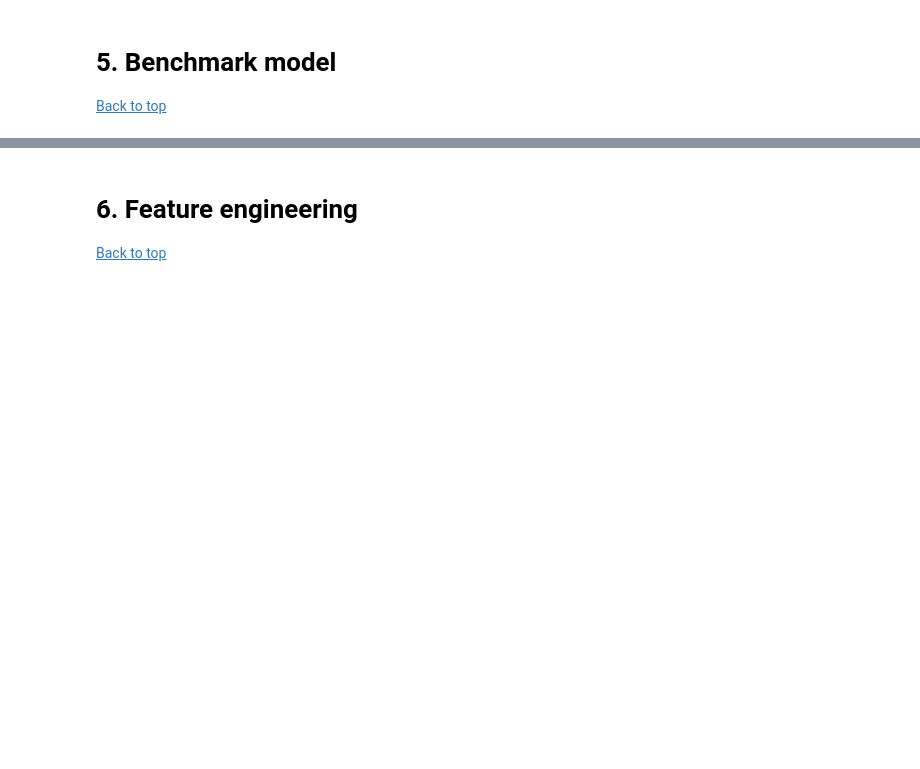
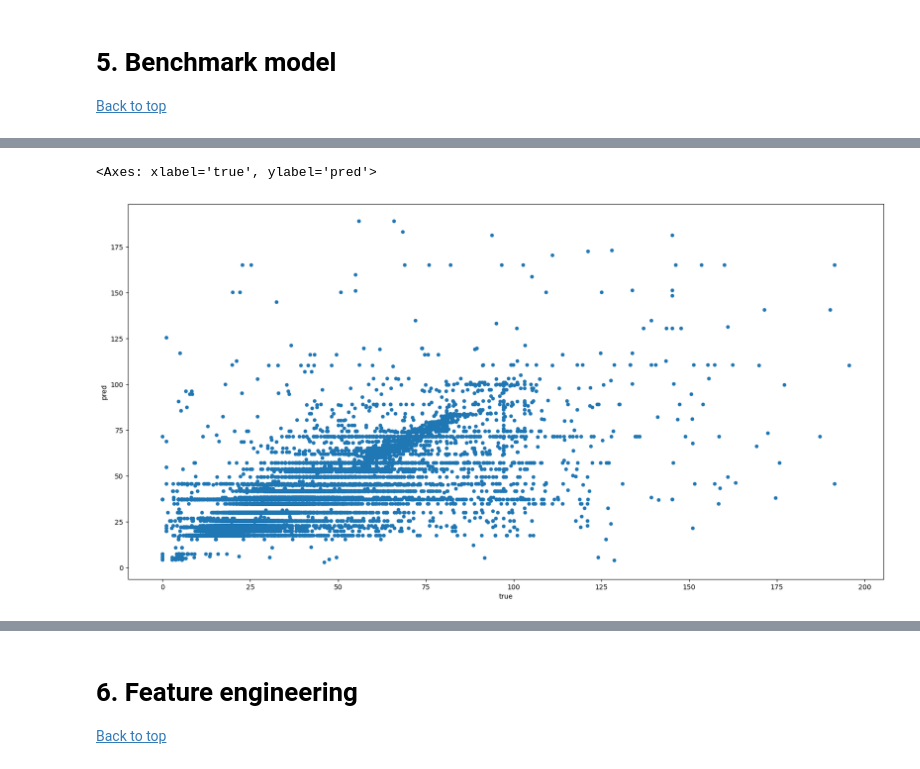
Before and after one commit to k-dalli/New-York-Taxi-Analysis, a Jupyter notebook: NYC Yellow taxi analysis.ipynb, the cells around one changed output, grey strips where cells are left out. Cells and saved outputs as stored; diff of their text form; code cells hidden in the pictures; blank space fills up the shorter version.

```diff
--- a/NYC Yellow taxi analysis.ipynb
+++ b/NYC Yellow taxi analysis.ipynb
@@ -205,0 +349,4 @@ taxi_data['total_amount'].mean()
+# %%
+categorical_features_benchmark=['PULocationID','transaction_month','transaction_day','transaction_hour']
+input_features_benchmark=categorical_features_benchmark+['trip_distance']
+target_feature_benchmark='total_amount'
@@ -205,0 +355,9 @@ taxi_data['total_amount'].mean()
+# %%
+from sklearn.model_selection import train_test_split
+
+x_bench=data_for_benchmark_model[input_features_benchmark]
+y_bench=data_for_benchmark_model[target_feature_benchmark]
+
+x_bench=pd.get_dummies(x_bench)
+
+x_train_b, x_test_b, y_train_b, y_test_b=train_test_split(x_bench, y_bench, test_size=0.33, random_state=42)
@@ -205,0 +394,8 @@ taxi_data['total_amount'].mean()
+# %%
+data={'true':y_test_b,'pred':y_pred_b}
+results=pd.DataFrame(data)
+
+results.plot(figsize=(20,10),kind='scatter',x='true',y='pred')
+# %% [output]
+<Axes: xlabel='true', ylabel='pred'>
+[figure, added]
```
Also changed, not shown: parts of 57 cells of this notebook.
